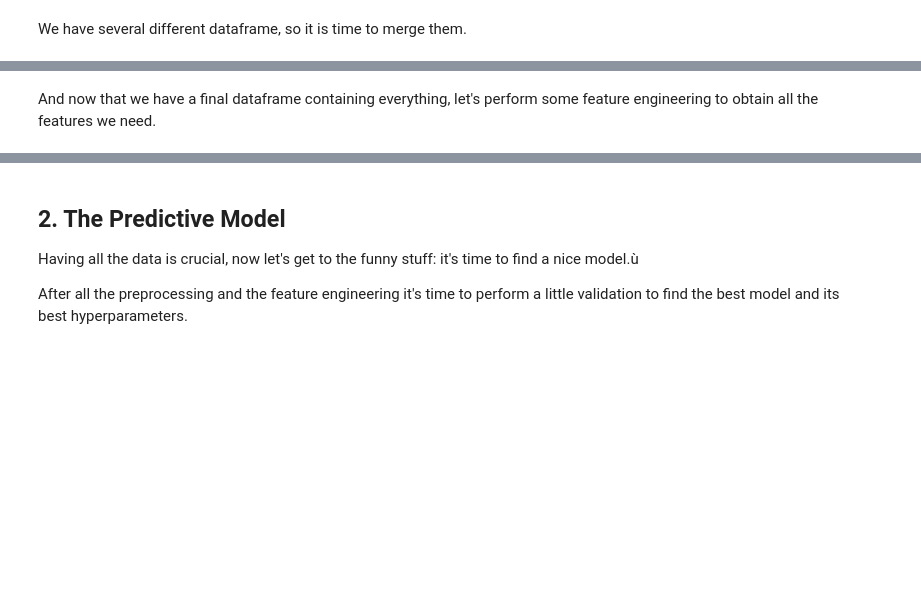
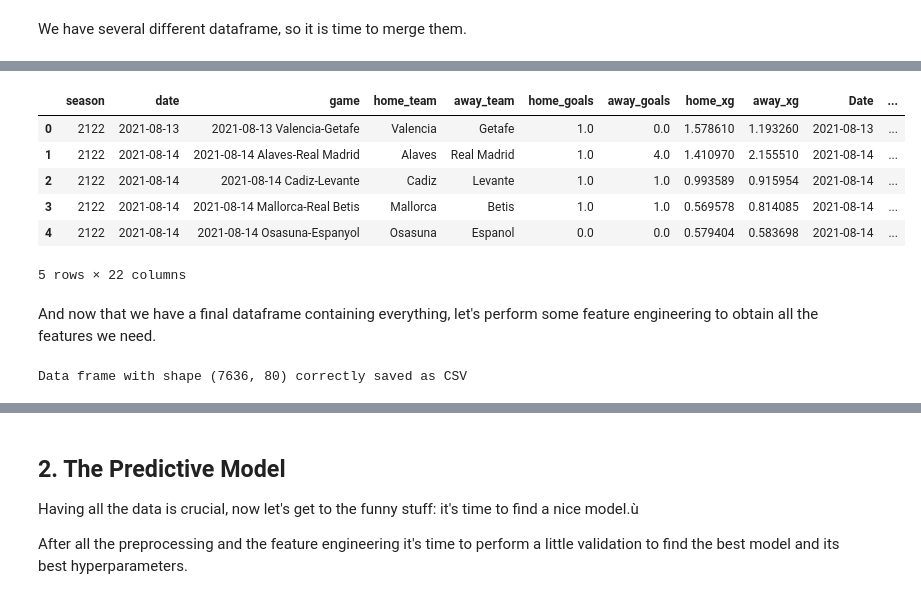
Before and after one commit to emamasso/Valaue-Betting-Software, a Jupyter notebook: notebook.ipynb, the cells around one changed output, grey strips where cells are left out. Drawn from its saved outputs; the diff is of its cells as text; code cells hidden in the pictures; blank space fills up the shorter version.

```diff
--- a/notebook.ipynb
+++ b/notebook.ipynb
@@ -194,13 +99,13 @@ import numpy as np
 
 ### In this section the data is merged in a single dataset and some preprocessing will be performed
 
-games = pd.read_csv('data/games.csv', sep=';')
-odds = pd.read_csv('data/odds.csv', sep=';')
+games = pd.read_csv('data/games.csv', sep = ';')
+odds = pd.read_csv('data/odds.csv')
 
 
 ## First let's select only the features that are needed
 
-odds_filtered = odds.loc[:, ['Date', 'HomeTeam','AwayTeam', 'B365H', 'B365D', 'B365A', 'HS', 'AS', 'HST', 'AST', 'FTR']] #modificare
+odds_filtered = odds.loc[:, ['Date', 'HomeTeam','AwayTeam', 'B365H', 'B365D', 'B365A', 'HS', 'AS', 'HST', 'AST', 'FTR', 'HC', 'AC']]
 
 games_filtered = games.loc[:, ['season', 'date', 'game', 'home_team','away_team','home_goals', 'away_goals', 'home_xg', 'away_xg']]
 
@@ -263,6 +168,5 @@ odds_filtered['Date'] = pd.to_datetime(odds_filtered['Date'], dayfirst=True).dt.
 ## And now finally merge the data in a single df
 final_df = pd.merge(games_filtered, odds_filtered, left_on=['date', 'home_team','away_team'], right_on=['Date', 'HomeTeam','AwayTeam'])
 
-#aggiungere merge con altri dataset
 
 ### Now that the data has been cleared it's time for some feature engeneering to obtain all the final feature we want to include
@@ -269,3 +178,13 @@ final_df = pd.merge(games_filtered, odds_filtered, left_on=['date', 'home_team',
+# %%
+final_df.head()
+# %% [output]
+|  | season | date | game | home_team | away_team | home_goals | away_goals | home_xg | away_xg | Date | ... |
+| 0 | 2122 | 2021-08-13 | 2021-08-13 Valencia-Getafe | Valencia | Getafe | 1.0 | 0.0 | 1.578610 | 1.193260 | 2021-08-13 | ... |
+| 1 | 2122 | 2021-08-14 | 2021-08-14 Alaves-Real Madrid | Alaves | Real Madrid | 1.0 | 4.0 | 1.410970 | 2.155510 | 2021-08-14 | ... |
+| 2 | 2122 | 2021-08-14 | 2021-08-14 Cadiz-Levante | Cadiz | Levante | 1.0 | 1.0 | 0.993589 | 0.915954 | 2021-08-14 | ... |
+| 3 | 2122 | 2021-08-14 | 2021-08-14 Mallorca-Real Betis | Mallorca | Betis | 1.0 | 1.0 | 0.569578 | 0.814085 | 2021-08-14 | ... |
+| 4 | 2122 | 2021-08-14 | 2021-08-14 Osasuna-Espanyol | Osasuna | Espanol | 0.0 | 0.0 | 0.579404 | 0.583698 | 2021-08-14 | ... |
+5 rows × 22 columns
 # %% [markdown]
 And now that we have a final dataframe containing everything, let's perform some feature engineering to obtain all the features we need.
 # %%
@@ -283,19 +202,21 @@ for stake in stakes:
 
 
 ## Now we need to double every game so that we can work properly
-df_home = final_df[['season', 'date', 'home_team', 'away_team', 'home_goals', 'away_goals', 'home_xg', 'away_xg', 'HS', 'AS', 'HST', 'AST']].copy()
+df_home = final_df[['season', 'date', 'home_team', 'away_team', 'home_goals', 'away_goals', 'home_xg',
+                    'away_xg', 'HS', 'AS', 'HST', 'AST', 'HC', 'AC']].copy()
 
 
 df_home.columns = ['season', 'date', 'team', 'opponent', 'goals_for', 'goals_against', 'xG_for', 'xG_against',
-                   'shots_for', 'shots_against', 'shots_target_for', 'shots_target_against']
+                   'shots_for', 'shots_against', 'shots_target_for', 'shots_target_against', 'corners_for', 'corners_against']
 
 df_home['is_home'] = 1
 
 
-df_away = final_df[['season', 'date', 'away_team', 'home_team', 'away_goals', 'home_goals', 'away_xg', 'home_xg', 'AS', 'HS', 'AST', 'HST']].copy()
+df_away = final_df[['season', 'date', 'away_team', 'home_team', 'away_goals', 'home_goals',
+                    'away_xg', 'home_xg', 'AS', 'HS', 'AST', 'HST', 'AC', 'HC']].copy()
 
 df_away.columns = ['season', 'date', 'team', 'opponent', 'goals_for', 'goals_against', 'xG_for', 'xG_against',
-                   'shots_for', 'shots_against', 'shots_target_for', 'shots_target_against']
+                   'shots_for', 'shots_against', 'shots_target_for', 'shots_target_against', 'corners_for', 'corners_against']
 
 
 df_away['is_home'] = 0
@@ -344,7 +265,9 @@ df_long['avg_shots_against'] = groups['shots_against'].transform(lambda x: x.cum
 
 df_long['avg_shots_target_against'] = groups['shots_target_against'].transform(lambda x: x.cumsum().shift(1))/df_long['match_played']
 
-##### AGGIUNGERE TUTTO QUELLO CHE E' SCRITTO SU APPUNTI (tiri già inseriti)
+df_long['avg_corners_for'] = groups['corners_for'].transform(lambda x: x.cumsum().shift(1))/df_long['match_played']
+
+df_long['avg_corners_against'] = groups['corners_against'].transform(lambda x: x.cumsum().shift(1))/df_long['match_played']
 
 
 ############ Now it's time to merge this new features with the new ones
@@ -363,10 +286,12 @@ df = pd.merge(final_df, df_long, left_on=['date', 'home_team'], right_on=['date'
                                                                                                             'last_5':'home_last_5',
                                                                                                             'match_played':'home_match_played',
                                                                                                             'PPG':'home_PPG',
-                                                                                                            'avg_home_shots' : 'avg_shots_for',
-                                                                                                            'avg_home_shots_target' : 'avg_shots_target_for',
-                                                                                                            'avg_home_shots_against' : 'avg_shots_for',
-                                                                                                            'avg_home_target_shots_against' : 'avg_shots_target_against'})
+                                                                                                            'avg_shots_for' : 'avg_home_shots',
+                                                                                                            'avg_shots_target_for' : 'avg_home_shots_target',
+                                                                                                            'avg_shots_for' : 'avg_home_shots_against',
+                                                                                                            'avg_shots_target_against' : 'avg_home_target_shots_against',
+                                                                                                            'avg_corners_for' : 'avg_home_corners_for',
+                                                                                                            'avg_corners_against' : 'avg_home_corners_against'})
 
 
 df = pd.merge(df, df_long, left_on=['date', 'away_team'], right_on=['date', 'team']).rename(columns={'goals_for':'away_goals_for',
@@ -383,10 +308,12 @@ df = pd.merge(df, df_long, left_on=['date', 'away_team'], right_on=['date', 'tea
                                                                                                             'last_5':'away_last_5',
                                                                                                             'match_played':'away_match_played',
                                                                                                             'PPG':'away_PPG',
-                                                                                                            'avg_away_shots' : 'avg_shots_for',
-                                                                                                            'avg_away_shots_target' : 'avg_shots_target_for',
-                                                                                                            'avg_away_shots_against' : 'avg_shots_for',
-                                                                                                            'avg_away_target_shots_against' : 'avg_shots_target_against'})
+                                                                                                            'avg_shots_for' : 'avg_away_shots',
+                                                                                                            'avg_shots_target_for' : 'avg_away_shots_target',
+                                                                                                            'avg_shots_for' : 'avg_away_shots_against',
+                                                                                                            'avg_shots_target_against' : 'avg_away_target_shots_against',
+                                                                                                            'avg_corners_for' : 'avg_away_corners_for',
+                                                                                                            'avg_corners_against' : 'avg_away_corners_against'})
 
 
 df = df.dropna()
@@ -397,3 +324,5 @@ df = df.reset_index(drop=True)
 df.to_csv('data/final_data.csv', sep=';', index=False)
 
 print('Data frame with shape {} correctly saved as CSV'.format(df.shape))
+# %% [output]
+Data frame with shape (7636, 80) correctly saved as CSV
```
Also changed, not shown: parts of 5 cells of this notebook, 2 other files.
